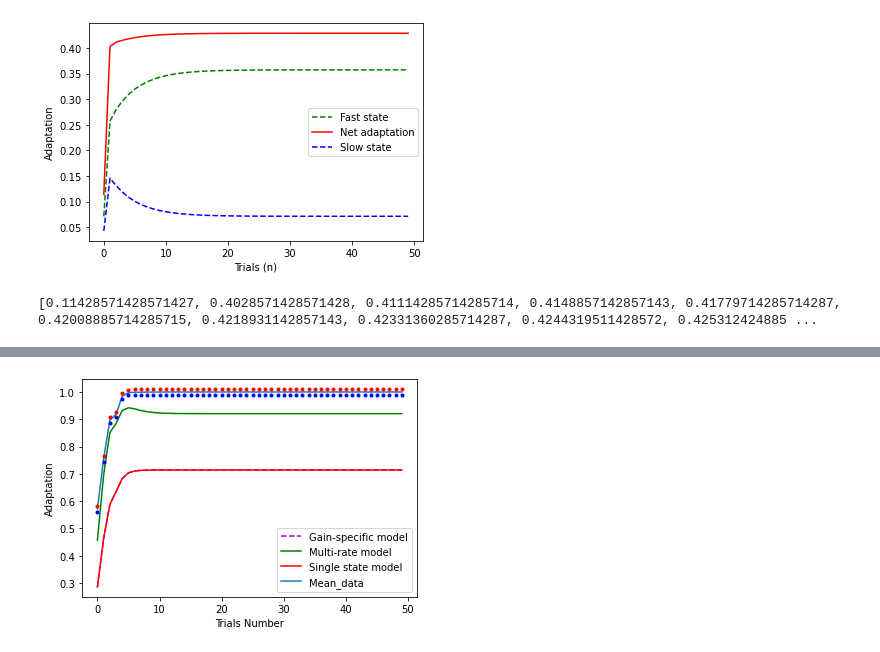
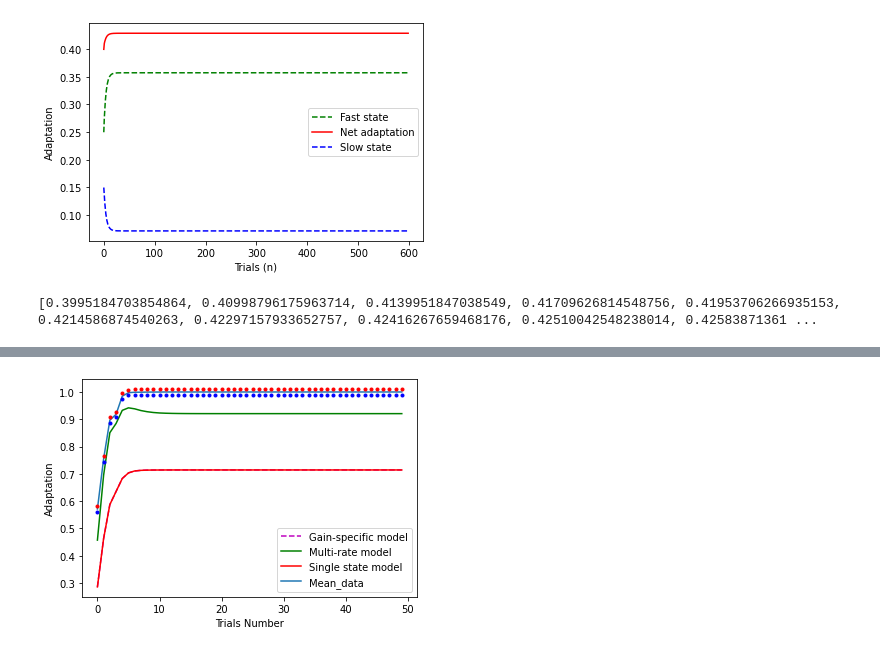
Before and after one commit to Jinshan99/Pyro, a Jupyter notebook: Interacting Adaptive Processes with Different Timescales Underlie Short-Term Motor Learning.ipynb, the cells around one changed output, grey strips where cells are left out. Cells and saved outputs as stored; diff of their text form; code cells hidden in the pictures.

```diff
--- a/Interacting Adaptive Processes with Different Timescales Underlie Short-Term Motor Learning.ipynb
+++ b/Interacting Adaptive Processes with Different Timescales Underlie Short-Term Motor Learning.ipynb
@@ -1,8 +3,8 @@
 # %%
 import matplotlib.pyplot as plt
-import torch
+
 # Set the number of trials to simulate
-num_trials = 50
+num_trials = 599
 
 # Set the initial value for the state variable
 x = 0
@@ -40,0 +159,36 @@ plt.show()
+# %%
+# Set the number of trials to simulate
+num_trials = 599
+
+# Set the initial value for the state variable
+x_noise = 0
+
+# Set the learning rate
+A = -0.0015388964
+B =  -0.070663296
+
+# Set the target position for the experiment
+target_position = 0.5
+
+# Create an empty list to store the values of x(n) on each trial
+x_list_noise = []
+x_list_noise.append(x_noise)
+# Simulate the progression of x(n) over the specified number of trials
+for n in range(num_trials):
+
+    # Compute the error on this trial
+    e_noise = -0.01701387
+
+    # Compute x(n+1) according to the learning rule
+    x_noise = A * x_noise + B * e_noise
+
+    # Store the value of x(n) in the list
+    x_list_noise.append(x_noise)
+
+# Print the final value of x(n)
+# print("Final value of x(n):", x_list[-1])
+# print(x_list)
+plt.plot(x_list_noise, label="Net Adaptation")
+plt.ylabel("Adaptation")
+plt.legend()
+plt.show()
@@ -42,7 +198,7 @@ plt.show()
 import matplotlib.pyplot as plt
 
 # Set the number of trials to simulate
-num_trials = 50
+num_trials = 599
 
 # Set the initial values for the gain-specific model
 x1 = 0
@@ -91,7 +414,7 @@ plt.show()
 import matplotlib.pyplot as plt
 
 # Set the number of trials to simulate
-num_trials = 50
+num_trials = 599
 
 # Set the initial values for the gain-specific model
 x1 = 0
@@ -112,32 +435,32 @@ x2_list = []
 x_list = []
 
 # Simulate the progression of motor output for the gain-specific model
 for n in range(num_trials):
 
     # Compute the error on this trial
     e = target_position - x
 
     # Compute x1(n+1) and x2(n+1) according to the learning rules
     x1 = Af * x1 + Bf * e
     x2 = As * x2 + Bs * e
 
     # Compute x(n+1) as the sum of x1(n+1) and x2(n+1)
     x = x1 + x2
 
     # Store the values of x1(n), x2(n), and x(n) in the lists
     x1_list.append(x1)
     x2_list.append(x2)
     x_list.append(x)
 # Plot the progression of x1(n), x2(n), and x(n) over the trials
 plt.plot(x1_list, "g--", label="Fast state")#range(num_trials),
 plt.plot(x_list, "r-", label="Net adaptation")
 plt.plot(x2_list, "b--", label="Slow state")
 plt.xlabel("Trials (n)")
 plt.ylabel("Adaptation")
 plt.legend()
 plt.show()
 
 print(x_list)
 # %% [output]
-[figure, old version]
+[figure, new version]
-[0.11428571428571427, 0.4028571428571428, 0.41114285714285714, 0.4148857142857143, 0.41779714285714287, 0.42008885714285715, 0.4218931142857143, 0.42331360285714287, 0.4244319511428572, 0.425312424885 ...
+[0.3995184703854864, 0.40998796175963714, 0.4139951847038549, 0.41709626814548756, 0.41953706266935153, 0.4214586874540263, 0.42297157933652757, 0.42416267659468176, 0.42510042548238014, 0.42583871361 ...
```
Also changed, not shown: parts of 25 cells of this notebook.
